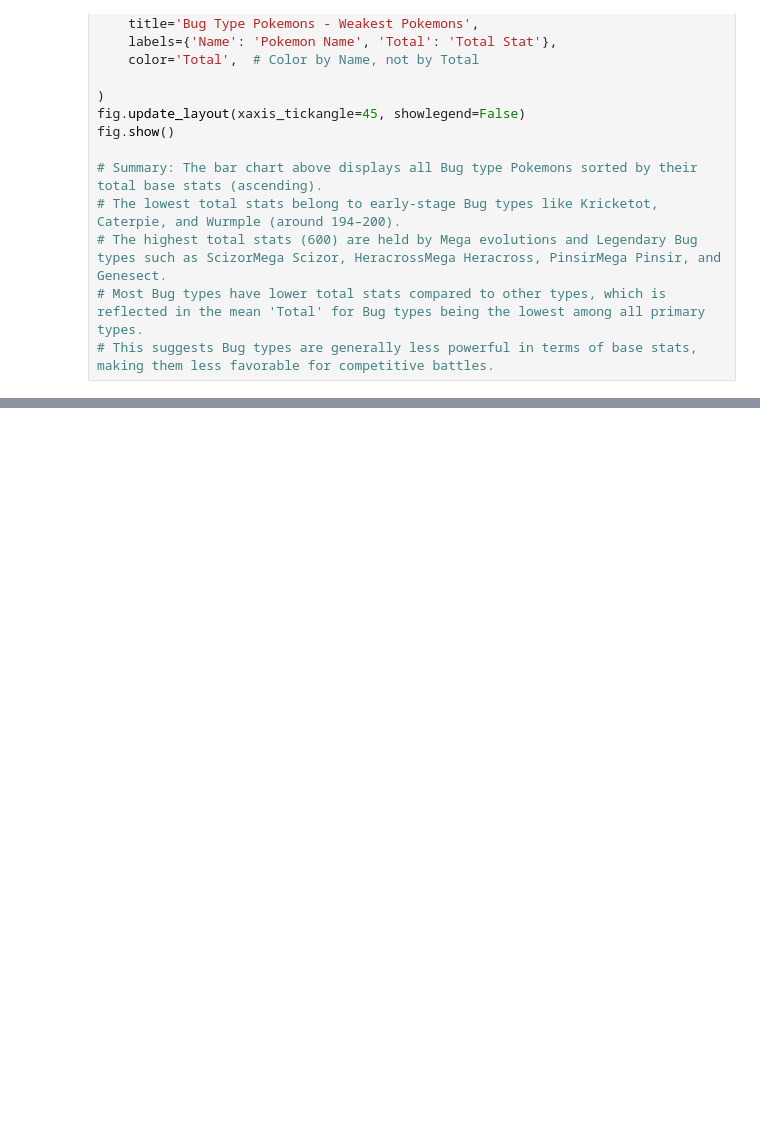
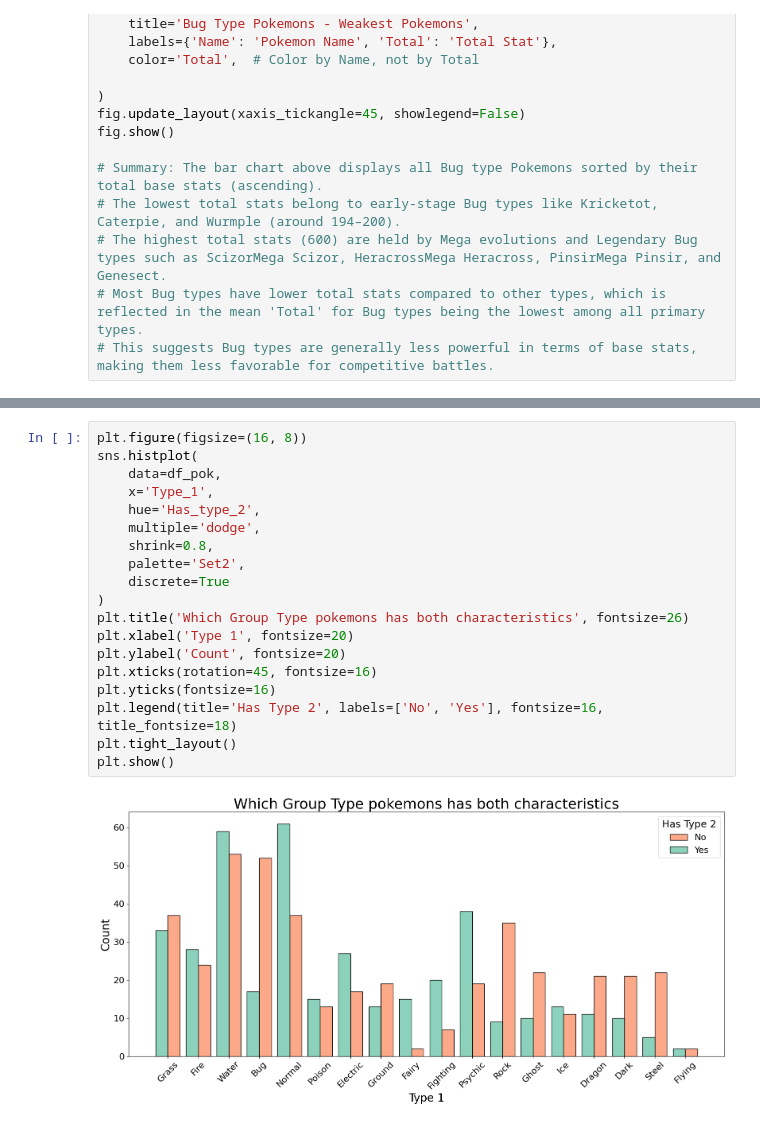
Before and after one commit to DaniDL346/Pokemon_Catch_Them_All, a Jupyter notebook: jupyter_notebooks/ETL_postprocessing.ipynb, the cells around one changed output, grey strips where cells are left out. Saved outputs shown, nothing was run; the diff lists cells and outputs as text; blank space fills up the shorter version.

Commit message:
More visualisations added based on the characteristics of the types

```diff
--- a/jupyter_notebooks/ETL_postprocessing.ipynb
+++ b/jupyter_notebooks/ETL_postprocessing.ipynb
@@ -227,0 +433,21 @@ fig.show()
+# %%
+plt.figure(figsize=(16, 8))
+sns.histplot(
+    data=df_pok,
+    x='Type_1',
+    hue='Has_type_2',
+    multiple='dodge',
+    shrink=0.8,
+    palette='Set2',
+    discrete=True
+)
+plt.title('Which Group Type pokemons has both characteristics', fontsize=26)
+plt.xlabel('Type 1', fontsize=20)
+plt.ylabel('Count', fontsize=20)
+plt.xticks(rotation=45, fontsize=16)
+plt.yticks(fontsize=16)
+plt.legend(title='Has Type 2', labels=['No', 'Yes'], fontsize=16, title_fontsize=18)
+plt.tight_layout()
+plt.show()
+# %% [output]
+[figure, added]
```
Also changed, not shown: parts of 8 cells of this notebook.
